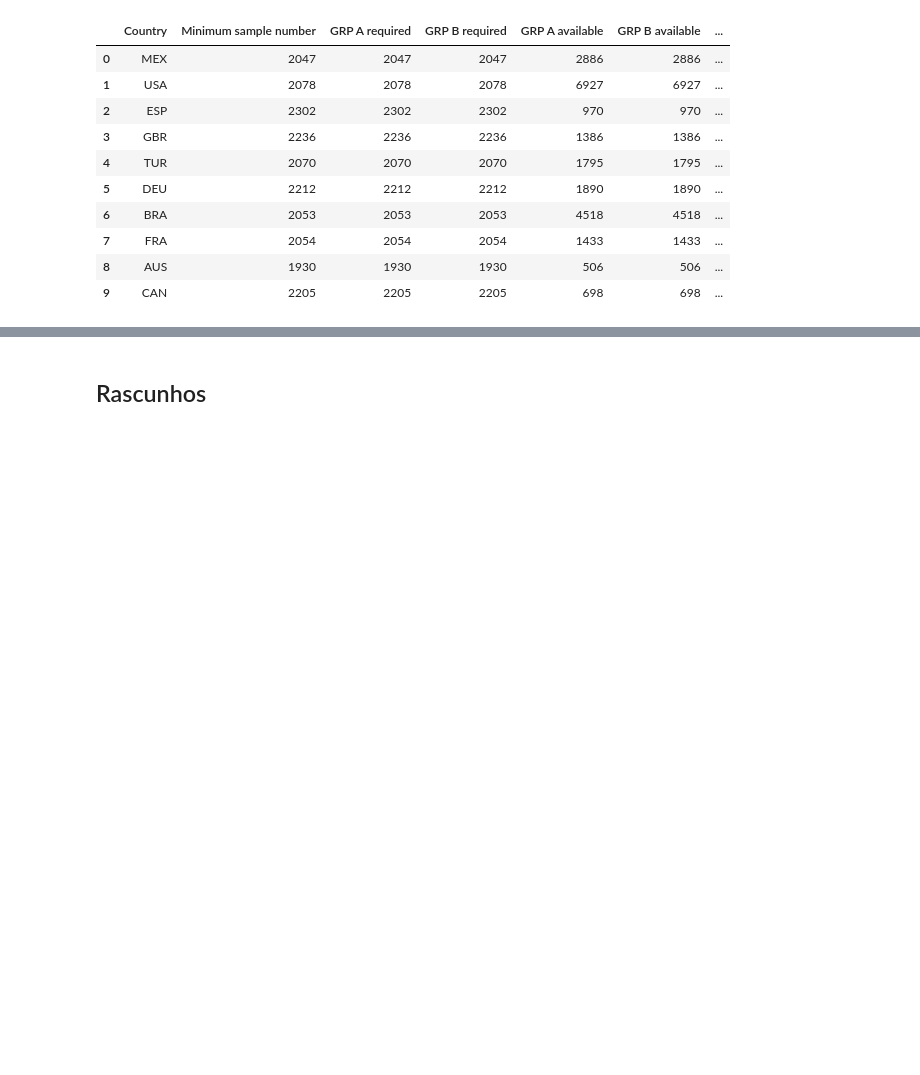
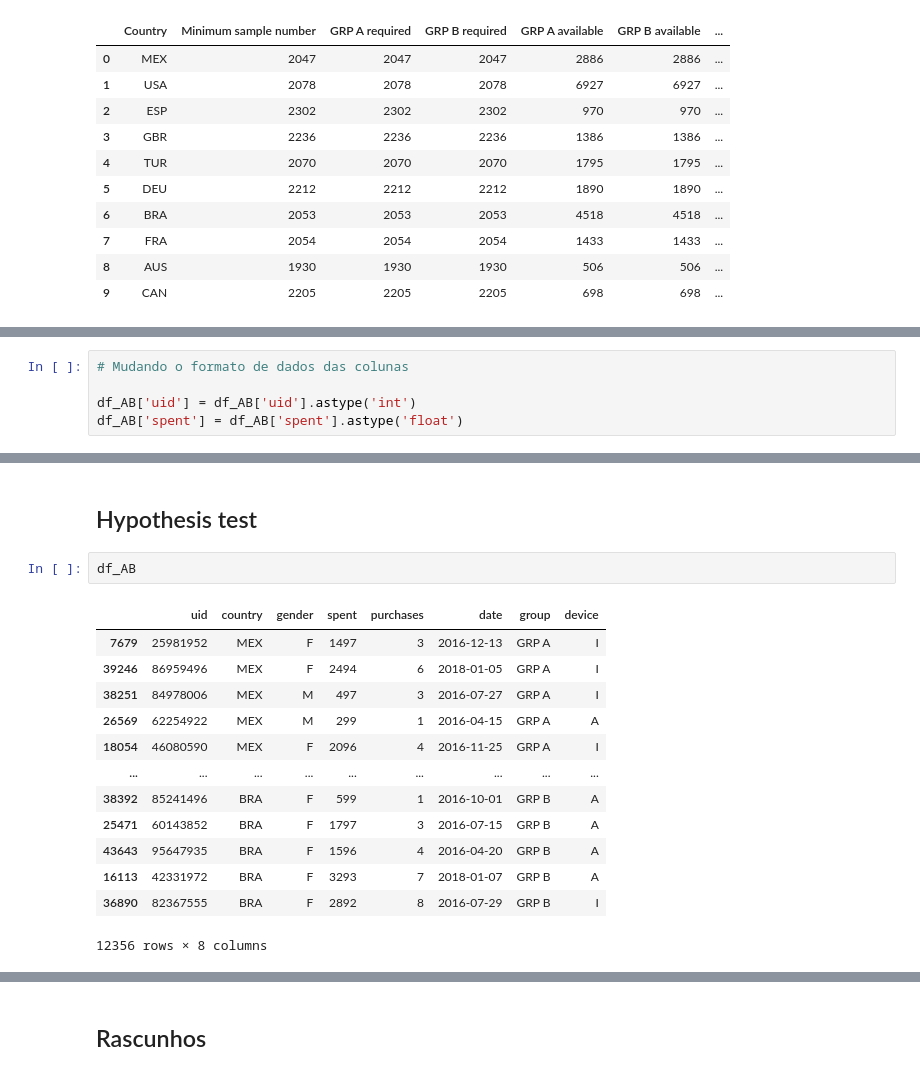
Before and after one commit to GustavoHBDuarte/AB_testing, a Jupyter notebook: A_B_testing.ipynb, the cells around one changed output, grey strips where cells are left out. Saved outputs shown, nothing was run; the diff lists cells and outputs as text; blank space fills up the shorter version.

Commit message:
Hypothesis testing included.

```diff
--- a/A_B_testing.ipynb
+++ b/A_B_testing.ipynb
@@ -277,0 +341,5 @@ df_aux
+# %%
+# Mudando o formato de dados das colunas
+
+df_AB['uid'] = df_AB['uid'].astype('int')
+df_AB['spent'] = df_AB['spent'].astype('float')
@@ -277,0 +383,18 @@ df_aux
+# %% [markdown]
+## Hypothesis test
+# %%
+df_AB
+# %% [output]
+|  | uid | country | gender | spent | purchases | date | group | device |
+| 7679 | 25981952 | MEX | F | 1497 | 3 | 2016-12-13 | GRP A | I |
+| 39246 | 86959496 | MEX | F | 2494 | 6 | 2018-01-05 | GRP A | I |
+| 38251 | 84978006 | MEX | M | 497 | 3 | 2016-07-27 | GRP A | I |
+| 26569 | 62254922 | MEX | M | 299 | 1 | 2016-04-15 | GRP A | A |
+| 18054 | 46080590 | MEX | F | 2096 | 4 | 2016-11-25 | GRP A | I |
+| ... | ... | ... | ... | ... | ... | ... | ... | ... |
+| 38392 | 85241496 | BRA | F | 599 | 1 | 2016-10-01 | GRP B | A |
+| 25471 | 60143852 | BRA | F | 1797 | 3 | 2016-07-15 | GRP B | A |
+| 43643 | 95647935 | BRA | F | 1596 | 4 | 2016-04-20 | GRP B | A |
+| 16113 | 42331972 | BRA | F | 3293 | 7 | 2018-01-07 | GRP B | A |
+| 36890 | 82367555 | BRA | F | 2892 | 8 | 2016-07-29 | GRP B | I |
+12356 rows × 8 columns
```
Also changed, not shown: parts of 17 cells of this notebook.
